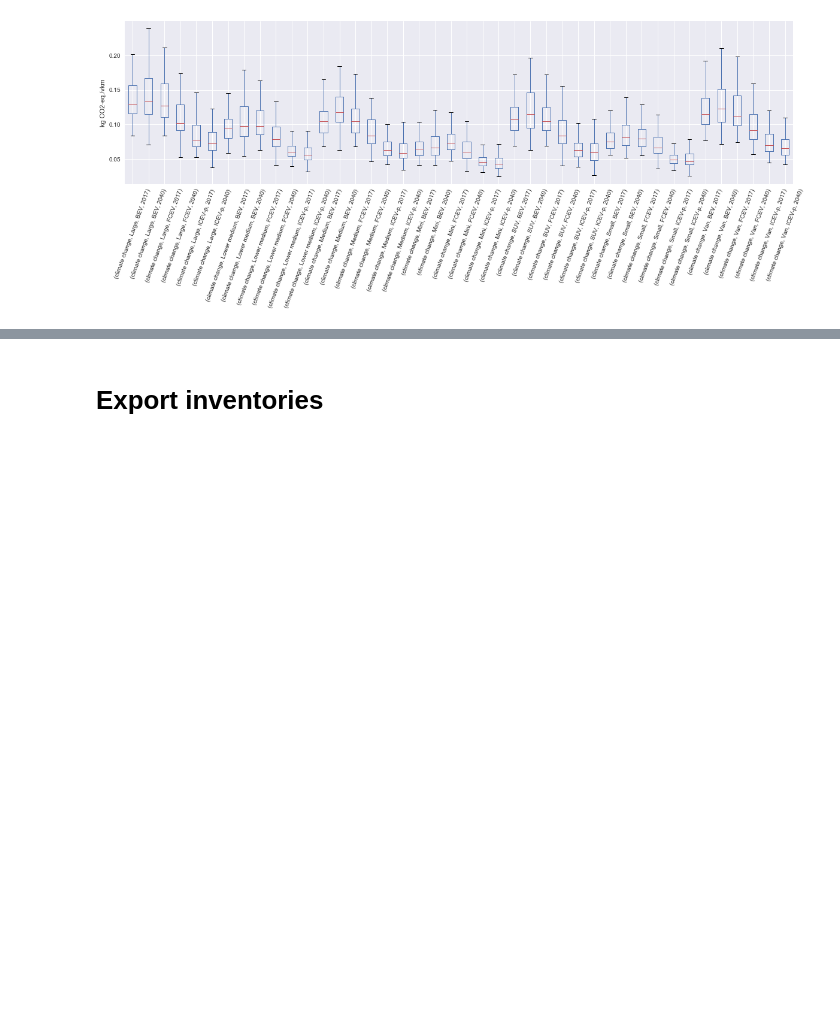
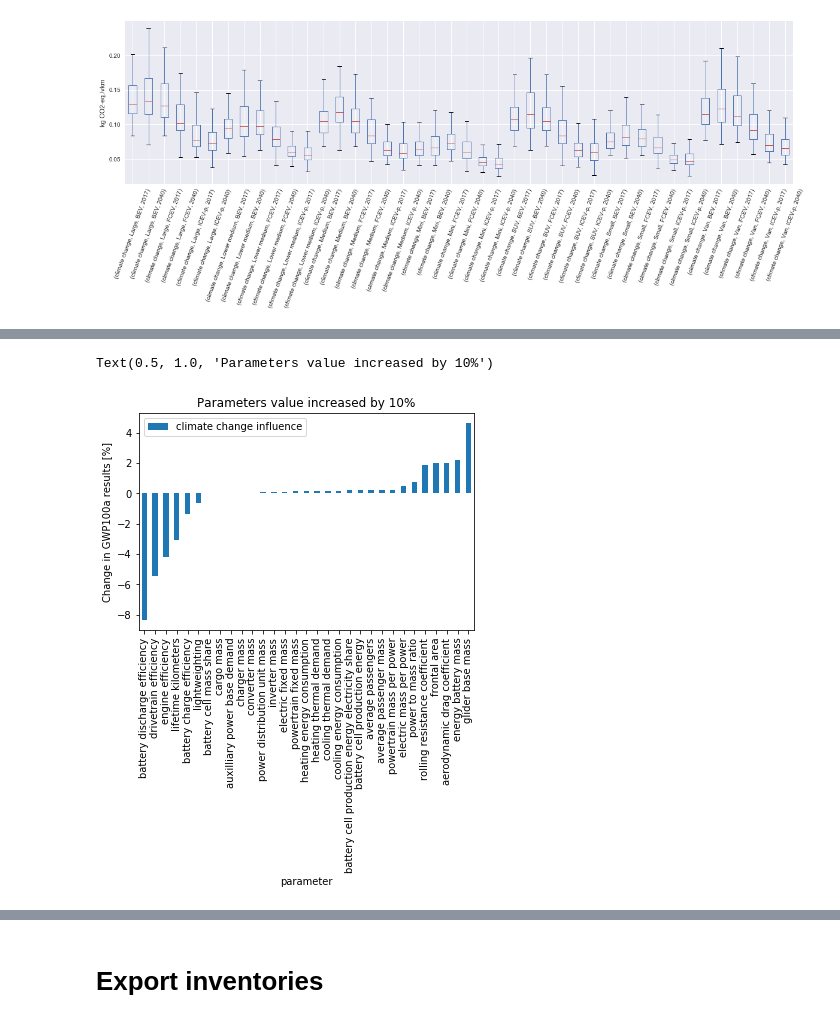
Before and after one commit to romainsacchi/carculator, a Jupyter notebook: examples/Examples.ipynb, the cells around one changed output, grey strips where cells are left out. Drawn from its saved outputs; the diff is of its cells as text; code cells hidden in the pictures; blank space fills up the shorter version.

Commit message:
Added example of sensitivity analysis in examples notebook

```diff
--- a/examples/Examples.ipynb
+++ b/examples/Examples.ipynb
@@ -564,0 +567,13 @@ bw2io.importers.base_lci
+# %%
+from carculator import *
+import matplotlib.pyplot as plt
+import numpy as np
+cip = CarInputParameters()
+cip.static()
+
+_, array = fill_xarray_from_input_parameters(cip, sensitivity=True)
+cm = CarModel(array, cycle='WLTC')
+cm.set_all()
+
+ic = InventoryCalculation(cm.array, scope={"size":["Large"], "powertrain":["ICEV-d", "BEV"], "year":[2017]})
+res = ic.calculate_impacts(sensitivity=True)
@@ -564,0 +586,12 @@ bw2io.importers.base_lci
+# %%
+df = res.sel(impact_category="climate change", powertrain="BEV", size="Large", year=2017).to_dataframe("climate change influence")
+df = df.loc[df["climate change influence"] != 1,:]
+df["climate change influence"] -= 1
+df["climate change influence"] *= 100
+df = df.sort_values("climate change influence", ascending=True)
+df.plot(y = "climate change influence", kind="bar")
+plt.ylabel("Change in GWP100a results [%]")
+plt.title("Parameters value increased by 10%")
+# %% [output]
+Text(0.5, 1.0, 'Parameters value increased by 10%')
+[figure, added]
```
Also changed, not shown: parts of 29 cells of this notebook, 1 other file.
